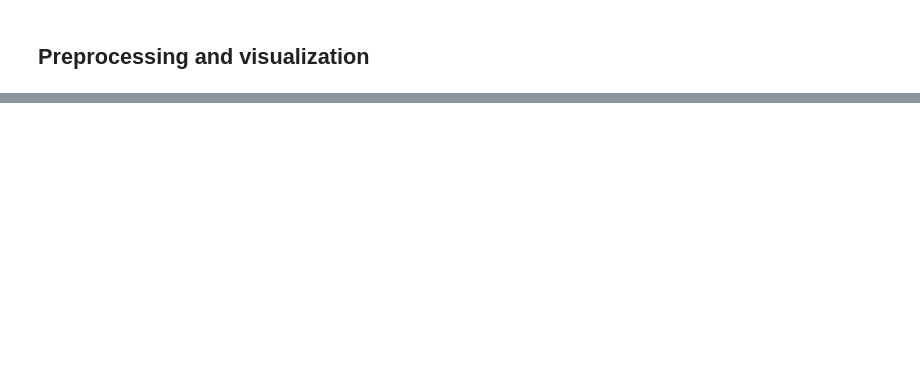
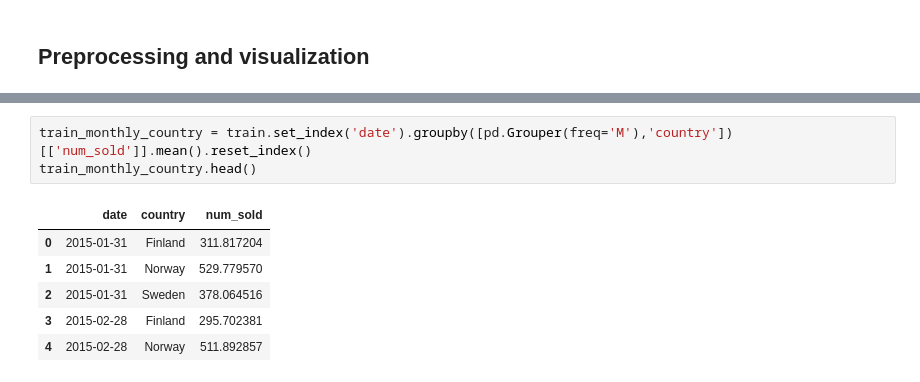
Before and after one commit to Sultan336/Kaggel, a Jupyter notebook: tps-jan-2022.ipynb, the cells around one changed output, grey strips where cells are left out. Drawn from its saved outputs; the diff is of its cells as text; blank space fills up the shorter version.

```diff
--- a/tps-jan-2022.ipynb
+++ b/tps-jan-2022.ipynb
@@ -124,0 +160,10 @@ a.show()
+# %%
+train_monthly_country = train.set_index('date').groupby([pd.Grouper(freq='M'),'country'])[['num_sold']].mean().reset_index()
+train_monthly_country.head()
+# %% [output]
+|  | date | country | num_sold |
+| 0 | 2015-01-31 | Finland | 311.817204 |
+| 1 | 2015-01-31 | Norway | 529.779570 |
+| 2 | 2015-01-31 | Sweden | 378.064516 |
+| 3 | 2015-02-28 | Finland | 295.702381 |
+| 4 | 2015-02-28 | Norway | 511.892857 |
```
Also changed, not shown: parts of 10 cells of this notebook.
